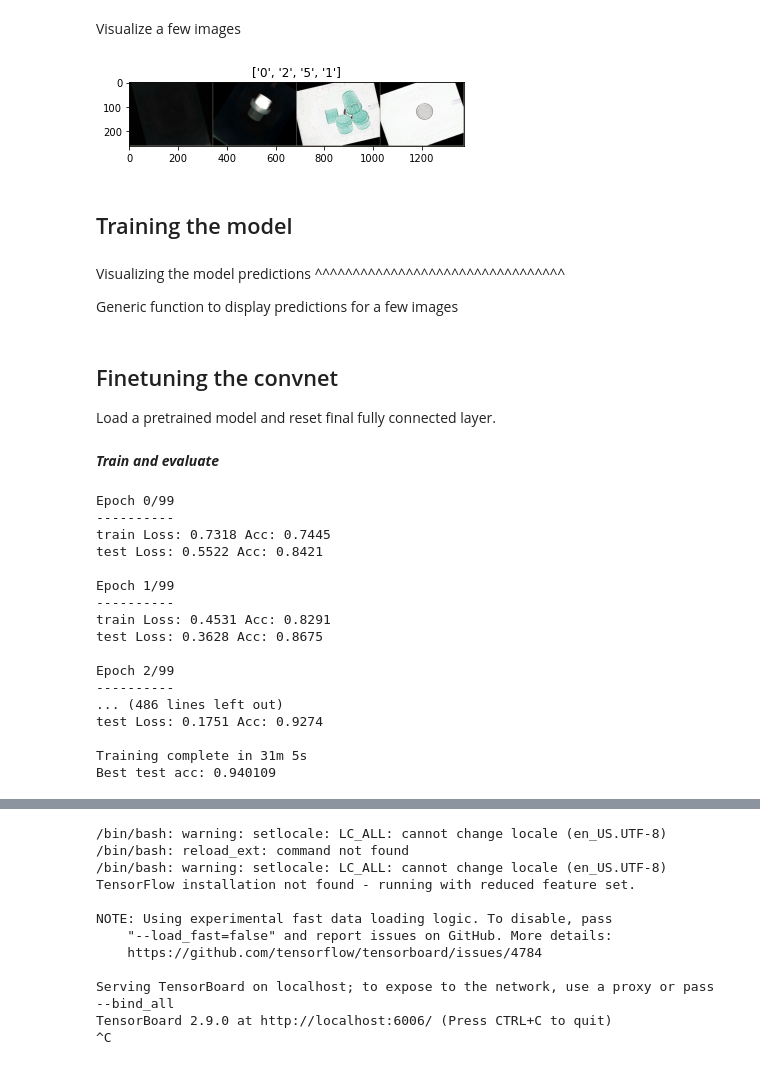
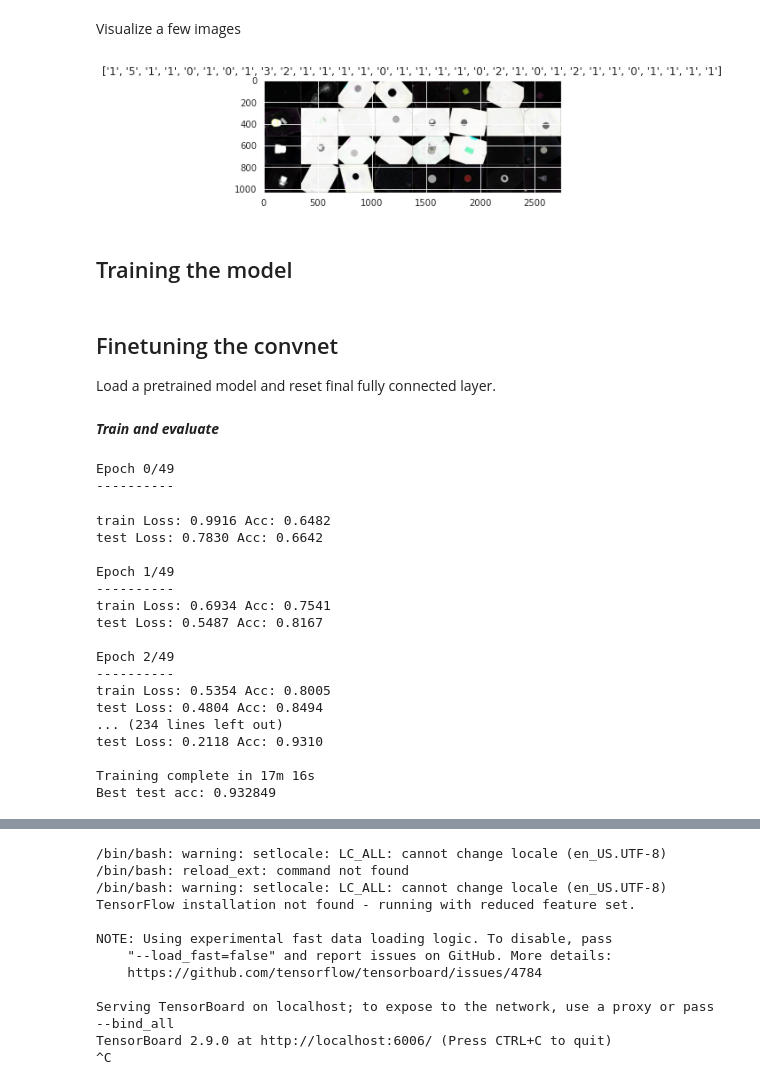
Before and after one commit to eismont21/AnomaliesRecycling, a Jupyter notebook: TransferLearning.ipynb, the cells around one changed output, grey strips where cells are left out. Cells and saved outputs as stored; diff of their text form; code cells hidden in the pictures.

```diff
--- a/TransferLearning.ipynb
+++ b/TransferLearning.ipynb
@@ -123,28 +68,18 @@ def draw_curve(current_epoch, model_name):
+# %%
+batch_size = 32
+data_dir = 'data'
+image_datasets, class_names = create_image_datasets()
+dataloaders = create_dataloaders(image_datasets, batch_size=batch_size)
 # %% [markdown]
 Visualize a few images
 # %%
-def imshow(inp, title=None):
-    """Imshow for Tensor."""
-    inp = inp.numpy().transpose((1, 2, 0))
-    mean = np.array([0.485, 0.456, 0.406])
-    std = np.array([0.229, 0.224, 0.225])
-    inp = std * inp + mean
-    inp = np.clip(inp, 0, 1)
-    plt.imshow(inp)
-    if title is not None:
-        plt.title(title)
-    plt.pause(0.001)  # pause a bit so that plots are updated
-
-
 # Get a batch of training data
 inputs, classes = next(iter(dataloaders['train']))
-
 # Make a grid from batch
 out = torchvision.utils.make_grid(inputs)
-
 imshow(out, title=[class_names[x] for x in classes])
 # %% [output]
-[figure, old version]
+[figure, new version]
 # %% [markdown]
 Training the model
 ------------------
@@ -237,5 +85,0 @@ def train_model(model, criterion, optimizer, scheduler, writer, num_epochs=25, m
-# %% [markdown]
-Visualizing the model predictions
-^^^^^^^^^^^^^^^^^^^^^^^^^^^^^^^^^
-
-Generic function to display predictions for a few images
@@ -295,23 +101,24 @@ writer = SummaryWriter('runs/'+model_name)
 # %% [markdown]
-***Train and evaluate***
+ ***Train and evaluate***
 # %%
-
-model_ft = train_model(model_ft, criterion, optimizer_ft, exp_lr_scheduler, writer, num_epochs=100, model_name=model_name)
+model_ft = train_model(model_ft, criterion, optimizer_ft, exp_lr_scheduler, dataloaders, image_datasets, num_epochs=50, model_name=model_name)
 # %% [output]
-Epoch 0/99
+Epoch 0/49
 ----------
-train Loss: 0.7318 Acc: 0.7445
-test Loss: 0.5522 Acc: 0.8421
-
-Epoch 1/99
-----------
-train Loss: 0.4531 Acc: 0.8291
-test Loss: 0.3628 Acc: 0.8675
-
-Epoch 2/99
-----------
-... (486 lines left out)
-test Loss: 0.1751 Acc: 0.9274
-
-Training complete in 31m 5s
-Best test acc: 0.940109
+train Loss: 0.9916 Acc: 0.6482
+test Loss: 0.7830 Acc: 0.6642
+
+Epoch 1/49
+----------
+train Loss: 0.6934 Acc: 0.7541
+test Loss: 0.5487 Acc: 0.8167
+
+Epoch 2/49
+----------
+train Loss: 0.5354 Acc: 0.8005
+test Loss: 0.4804 Acc: 0.8494
+... (234 lines left out)
+test Loss: 0.2118 Acc: 0.9310
+
+Training complete in 17m 16s
+Best test acc: 0.932849
```
Also changed, not shown: parts of 21 cells of this notebook, 1 other file.
